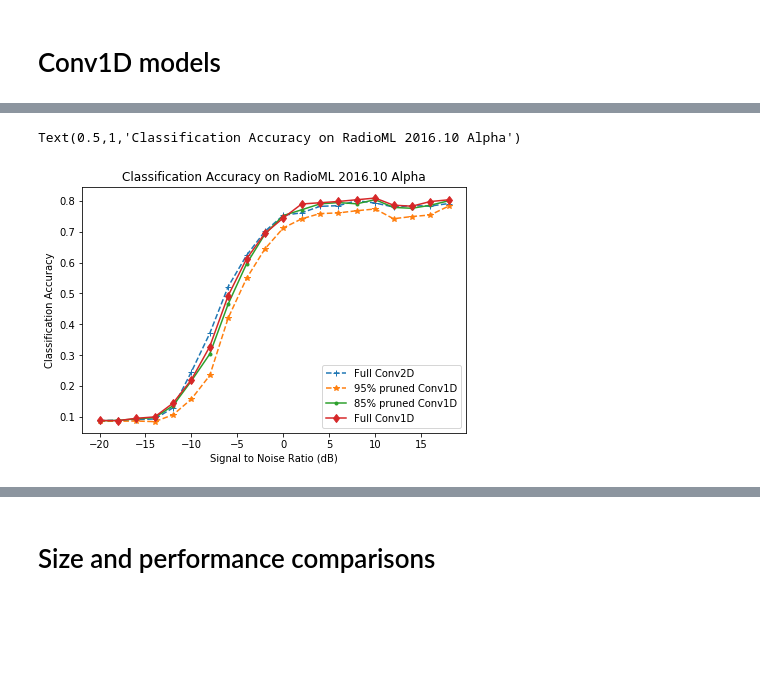
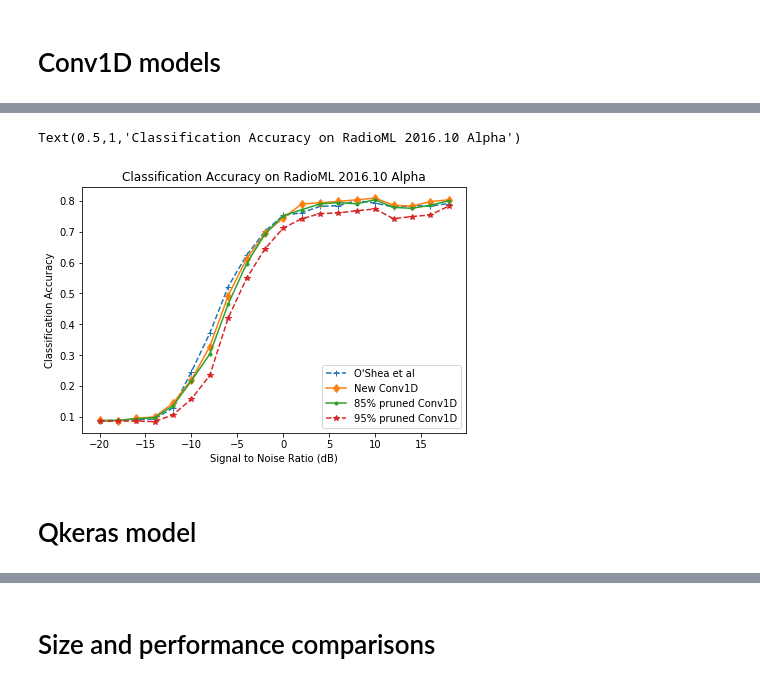
Before and after one commit to Duchstf/hls4ml-RF, a Jupyter notebook: prune_performance.ipynb, the cells around one changed output, grey strips where cells are left out. Drawn from its saved outputs; the diff is of its cells as text; code cells hidden in the pictures; blank space fills up the shorter version.

```diff
--- a/prune_performance.ipynb
+++ b/prune_performance.ipynb
@@ -376,22 +377,25 @@ Overall Accuracy:  0.782830626450116
 # %%
 snrs = get_snrs("RML2016.10a_dict.pkl")
 
 # As many times as you like, create a figure fig and save it:
 fig = plt.figure()
 
 # Plot accuracy curve
-plt.plot(snrs, list(map(lambda x: Conv2D_full_acc[x], snrs)),"+--", label = "Full Conv2D")
+plt.plot(snrs, list(map(lambda x: Conv2D_full_acc[x], snrs)),"+--", label = "O'Shea et al")
+plt.plot(snrs, list(map(lambda x: Conv1D_full_acc[x], snrs)), "d-", label = "New Conv1D")
+plt.plot(snrs, list(map(lambda x: Conv1D_85_acc[x], snrs)), ".-",label = "85% pruned Conv1D")
 plt.plot(snrs, list(map(lambda x: Conv1D_95_acc[x], snrs)), "*--", label = "95% pruned Conv1D")
-plt.plot(snrs, list(map(lambda x: Conv1D_85_acc[x], snrs)), ".-",label = "85% pruned Conv1D")
-plt.plot(snrs, list(map(lambda x: Conv1D_full_acc[x], snrs)), "d-", label = "Full Conv1D")
+
 
 plt.legend(loc='lower right')
 plt.tight_layout()
 
 plt.xlabel("Signal to Noise Ratio (dB)", )
 plt.ylabel("Classification Accuracy")
 plt.title("Classification Accuracy on RadioML 2016.10 Alpha")
 #plt.savefig(fig, dpi = 1000, bbox_inches='tight')
 # %% [output]
 Text(0.5,1,'Classification Accuracy on RadioML 2016.10 Alpha')
-[figure, old version]
+[figure, new version]
+# %% [markdown]
+# Qkeras model
```
Also changed, not shown: parts of 5 cells of this notebook, 1 other file.
